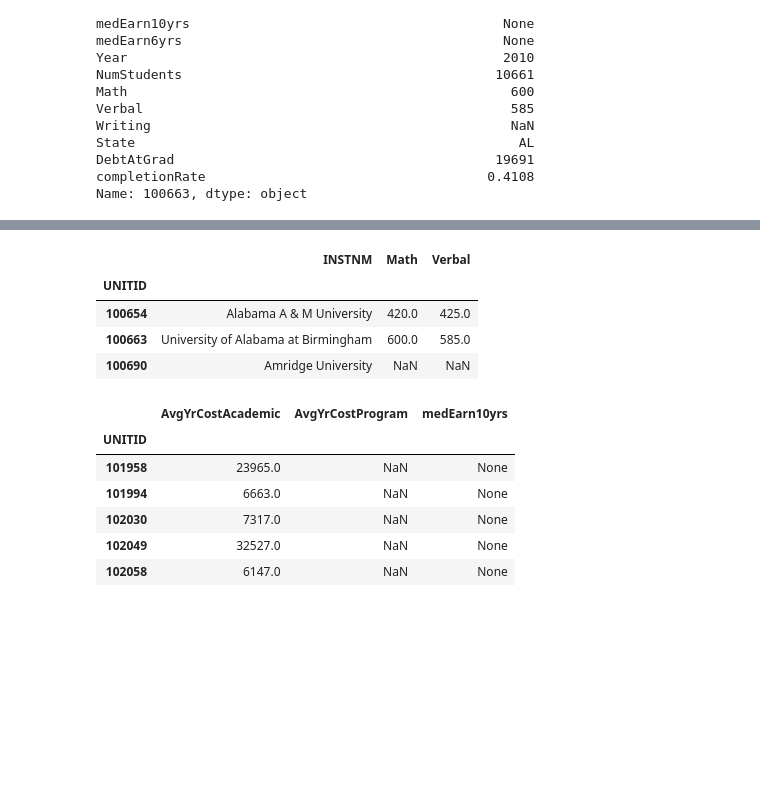
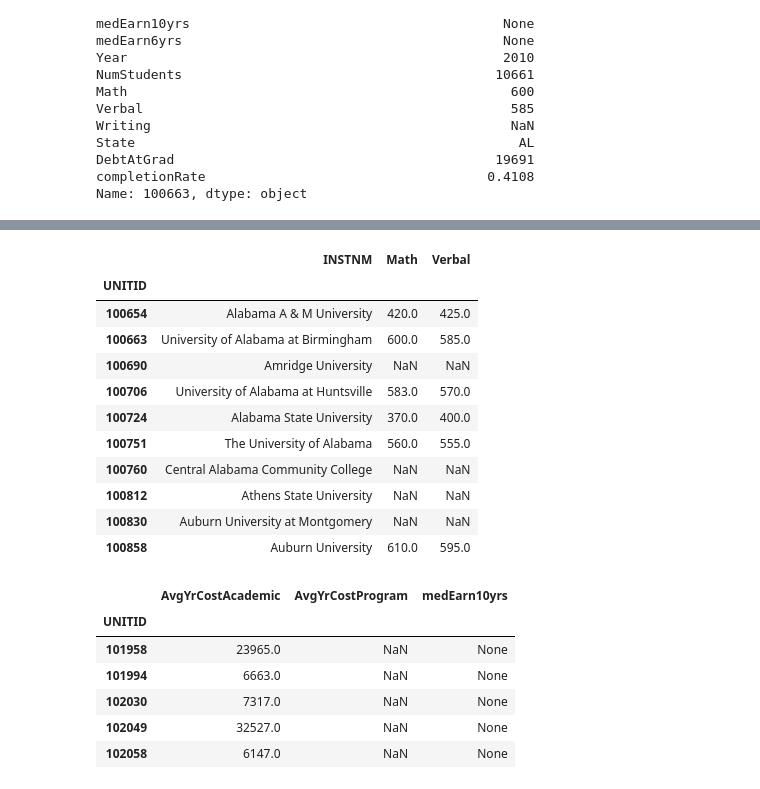
Before and after one commit to peterfig/intro2ml, a Jupyter notebook: college.ipynb, the cells around one changed output, grey strips where cells are left out. Saved outputs shown, nothing was run; the diff lists cells and outputs as text; code cells hidden in the pictures; blank space fills up the shorter version.

```diff
--- a/college.ipynb
+++ b/college.ipynb
@@ -14,7 +14,7 @@ import pylab
 pylab.rcParams['figure.figsize'] = (10, 6) # set a larger figure size
 # %%
 import sqlite3
-conn = sqlite3.connect('C:/Users/peter/CM-ML-Class/1/data/database.sqlite')
+conn = sqlite3.connect('C:/Users/peter/Documents/Codementor/MLClass/data/college/database.sqlite')
 # %%
 # List the tables in this database!
 
@@ -82,0 +64,2 @@ df2010
+# %%
+df2010 = pandas.read_sql(query.format(2010), conn)
@@ -106,6 +226,6 @@ RangeIndex(start=0, stop=7414, step=1)
 # %%
-df2010_withNewIndex = df2010.set_index(['UNITID'])
-# or df2010.set_index(['UNITID'], inplace=True)
+#df2010_withNewIndex = df2010.set_index(['UNITID'])
+df2010.set_index(['UNITID'], inplace=True)
 # instead of a column name we could have also provided an array
 df2010_withNewIndex.index
 # %% [output]
@@ -117,0 +247,3 @@ Int64Index([  100654,   100663,   100690,   100706,   100724,   100751,
+# %%
+ df2010.set_index(['UNITID'])
+    # you're not doing anything-- the resulting dataframe is not assigned to anything, and we didn't modify in place
@@ -264,9 +456,16 @@ df2010_withNewIndex.iloc[0:3]
 # %%
-df2010_withNewIndex.iloc[0:3][['INSTNM', 'Math', 'Verbal']]
+df2010.iloc[0:10][['INSTNM', 'Math', 'Verbal']]
 # %% [output]
 |  | INSTNM | Math | Verbal |
 | UNITID |  |  |  |
 | 100654 | Alabama A & M University | 420.0 | 425.0 |
 | 100663 | University of Alabama at Birmingham | 600.0 | 585.0 |
 | 100690 | Amridge University | NaN | NaN |
+| 100706 | University of Alabama at Huntsville | 583.0 | 570.0 |
+| 100724 | Alabama State University | 370.0 | 400.0 |
+| 100751 | The University of Alabama | 560.0 | 555.0 |
+| 100760 | Central Alabama Community College | NaN | NaN |
+| 100812 | Athens State University | NaN | NaN |
+| 100830 | Auburn University at Montgomery | NaN | NaN |
+| 100858 | Auburn University | 610.0 | 595.0 |
 # %%
```
Also changed, not shown: parts of 84 cells of this notebook, 7 other files.
